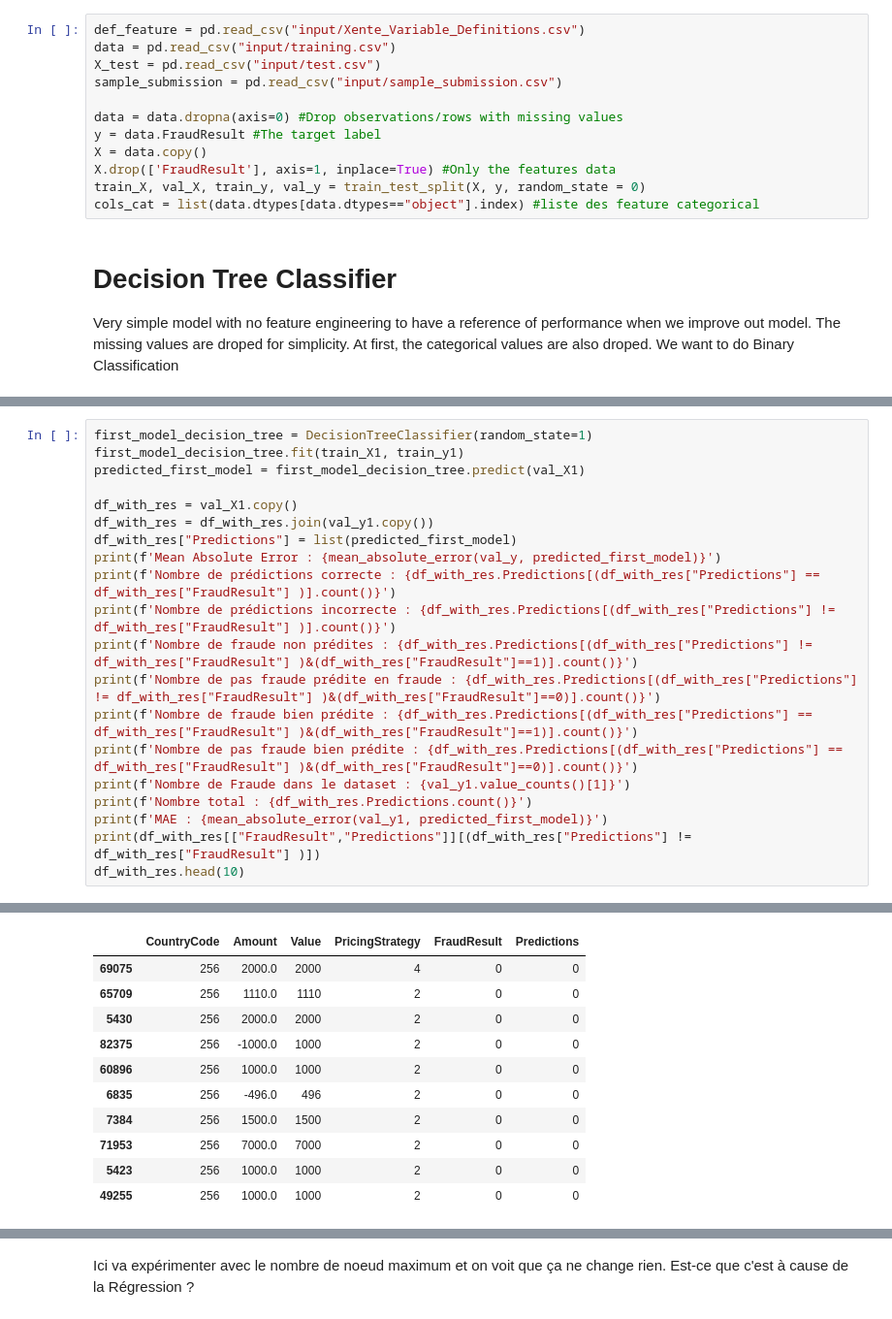
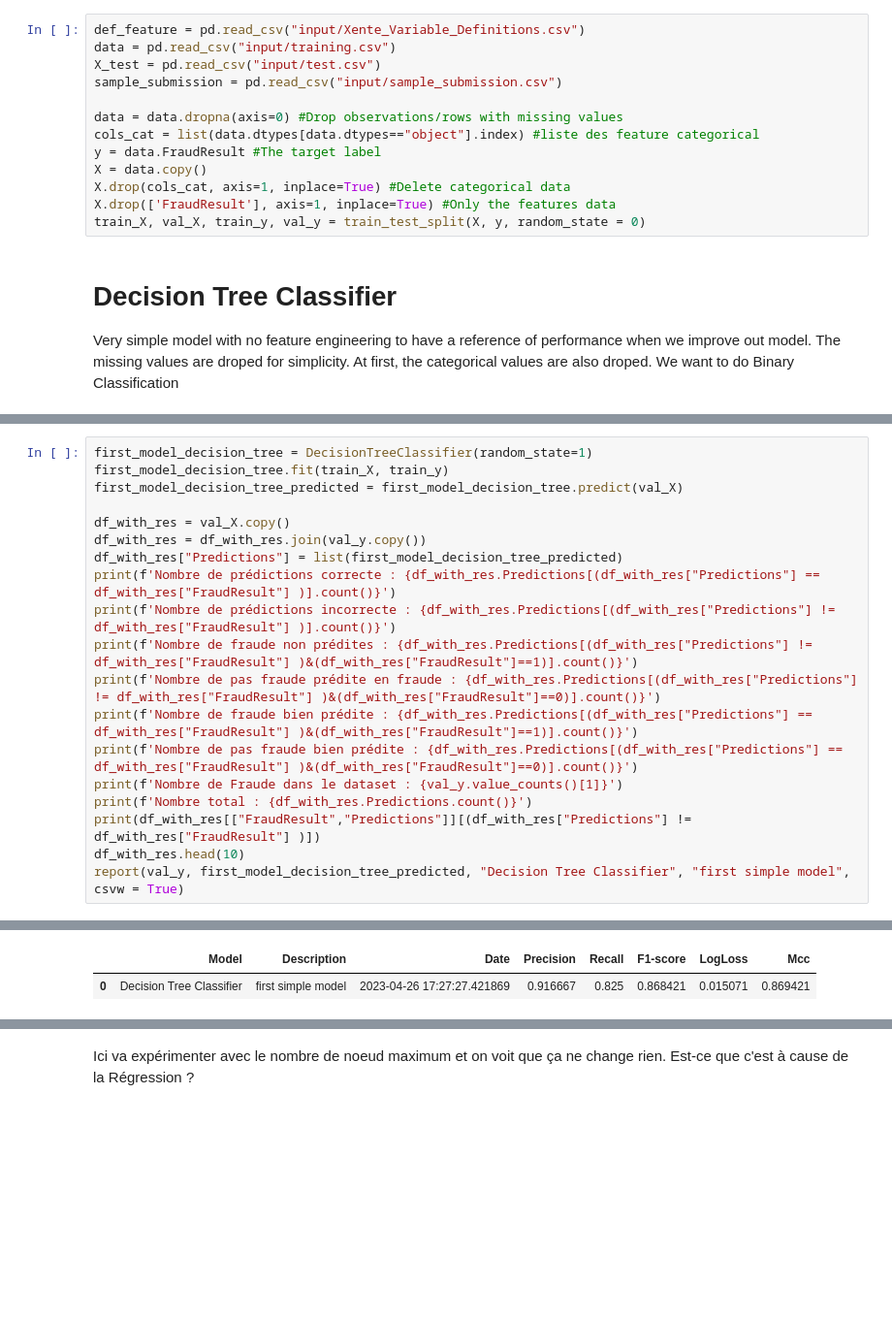
Before and after one commit to SarahLiettefti/AI5L_AILab_FraudDetection, a Jupyter notebook: FirstModels.ipynb, the cells around one changed output, grey strips where cells are left out. Shown at 97% size. Saved outputs shown, nothing was run; the diff lists cells and outputs as text; blank space fills up the shorter version.

```diff
--- a/FirstModels.ipynb
+++ b/FirstModels.ipynb
@@ -20,11 +26,12 @@ X_test = pd.read_csv("input/test.csv")
 sample_submission = pd.read_csv("input/sample_submission.csv")
 
 data = data.dropna(axis=0) #Drop observations/rows with missing values
+cols_cat = list(data.dtypes[data.dtypes=="object"].index) #liste des feature categorical
 y = data.FraudResult #The target label
 X = data.copy()
+X.drop(cols_cat, axis=1, inplace=True) #Delete categorical data
 X.drop(['FraudResult'], axis=1, inplace=True) #Only the features data
 train_X, val_X, train_y, val_y = train_test_split(X, y, random_state = 0)
-cols_cat = list(data.dtypes[data.dtypes=="object"].index) #liste des feature categorical
 # %% [markdown]
 # Decision Tree Classifier
 Very simple model with no feature engineering to have a reference of performance when we improve out model. The missing values are droped for simplicity. At first, the categorical values are also droped. We want to do Binary Classification
@@ -48,21 +38,20 @@ train_X1.head()
 # %%
 first_model_decision_tree = DecisionTreeClassifier(random_state=1)
-first_model_decision_tree.fit(train_X1, train_y1)
-predicted_first_model = first_model_decision_tree.predict(val_X1)
+first_model_decision_tree.fit(train_X, train_y)
+first_model_decision_tree_predicted = first_model_decision_tree.predict(val_X)
 
-df_with_res = val_X1.copy()
-df_with_res = df_with_res.join(val_y1.copy())
-df_with_res["Predictions"] = list(predicted_first_model)
-print(f'Mean Absolute Error : {mean_absolute_error(val_y, predicted_first_model)}')
+df_with_res = val_X.copy()
+df_with_res = df_with_res.join(val_y.copy())
+df_with_res["Predictions"] = list(first_model_decision_tree_predicted)
 print(f'Nombre de prédictions correcte : {df_with_res.Predictions[(df_with_res["Predictions"] == df_with_res["FraudResult"] )].count()}')
 print(f'Nombre de prédictions incorrecte : {df_with_res.Predictions[(df_with_res["Predictions"] != df_with_res["FraudResult"] )].count()}')
 print(f'Nombre de fraude non prédites : {df_with_res.Predictions[(df_with_res["Predictions"] != df_with_res["FraudResult"] )&(df_with_res["FraudResult"]==1)].count()}')
 print(f'Nombre de pas fraude prédite en fraude : {df_with_res.Predictions[(df_with_res["Predictions"] != df_with_res["FraudResult"] )&(df_with_res["FraudResult"]==0)].count()}')
 print(f'Nombre de fraude bien prédite : {df_with_res.Predictions[(df_with_res["Predictions"] == df_with_res["FraudResult"] )&(df_with_res["FraudResult"]==1)].count()}')
 print(f'Nombre de pas fraude bien prédite : {df_with_res.Predictions[(df_with_res["Predictions"] == df_with_res["FraudResult"] )&(df_with_res["FraudResult"]==0)].count()}')
-print(f'Nombre de Fraude dans le dataset : {val_y1.value_counts()[1]}')
+print(f'Nombre de Fraude dans le dataset : {val_y.value_counts()[1]}')
 print(f'Nombre total : {df_with_res.Predictions.count()}')
-print(f'MAE : {mean_absolute_error(val_y1, predicted_first_model)}')
 print(df_with_res[["FraudResult","Predictions"]][(df_with_res["Predictions"] != df_with_res["FraudResult"] )])
 df_with_res.head(10)
+report(val_y, first_model_decision_tree_predicted, "Decision Tree Classifier", "first simple model", csvw = True)
 # %% [output]
@@ -82,15 +73,6 @@ MAE : 0.0004181301220939957
 81449            1            0
 55757            0            1
 71246            1            0
 70047            1            0
-|  | CountryCode | Amount | Value | PricingStrategy | FraudResult | Predictions |
-| 69075 | 256 | 2000.0 | 2000 | 4 | 0 | 0 |
-| 65709 | 256 | 1110.0 | 1110 | 2 | 0 | 0 |
-| 5430 | 256 | 2000.0 | 2000 | 2 | 0 | 0 |
-| 82375 | 256 | -1000.0 | 1000 | 2 | 0 | 0 |
-| 60896 | 256 | 1000.0 | 1000 | 2 | 0 | 0 |
-| 6835 | 256 | -496.0 | 496 | 2 | 0 | 0 |
-| 7384 | 256 | 1500.0 | 1500 | 2 | 0 | 0 |
-| 71953 | 256 | 7000.0 | 7000 | 2 | 0 | 0 |
-| 5423 | 256 | 1000.0 | 1000 | 2 | 0 | 0 |
-| 49255 | 256 | 1000.0 | 1000 | 2 | 0 | 0 |
+|  | Model | Description | Date | Precision | Recall | F1-score | LogLoss | Mcc |
+| 0 | Decision Tree Classifier | first simple model | 2023-04-26 17:27:27.421869 | 0.916667 | 0.825 | 0.868421 | 0.015071 | 0.869421 |
```
Also changed, not shown: parts of 18 cells of this notebook, 3 other files.
